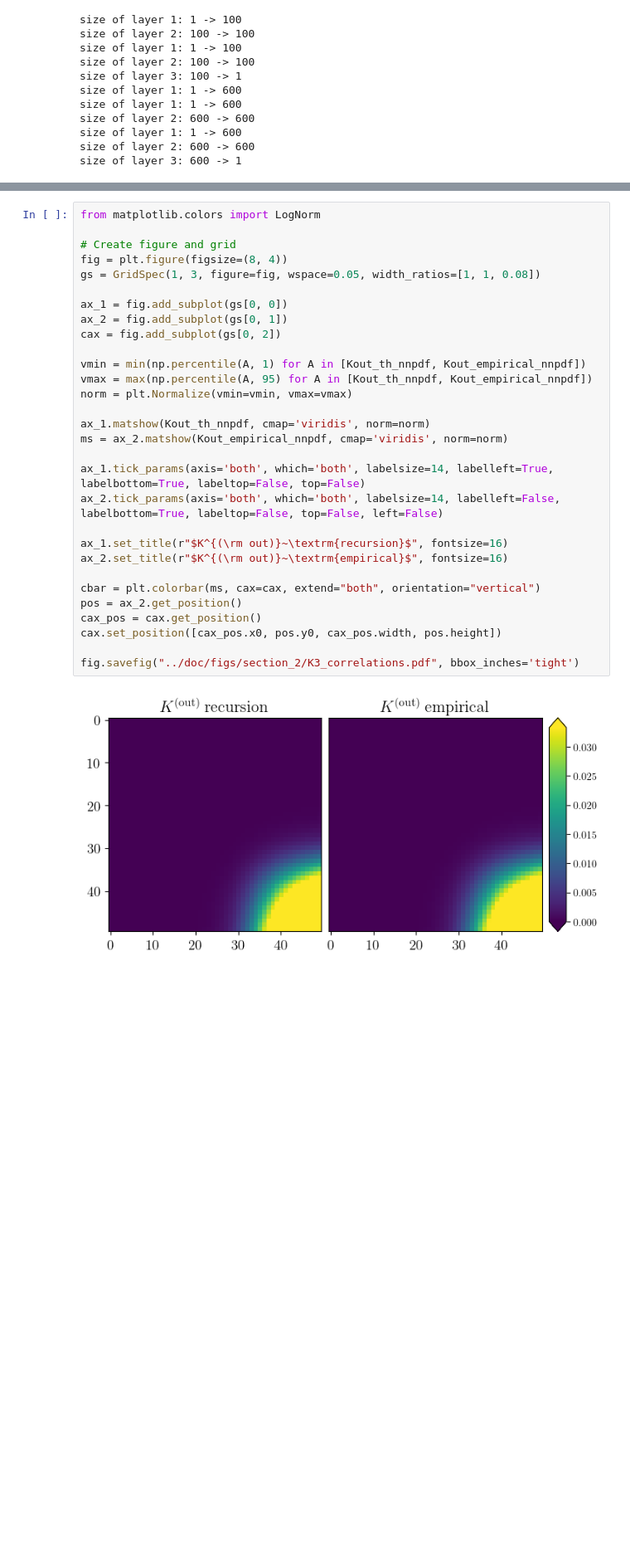
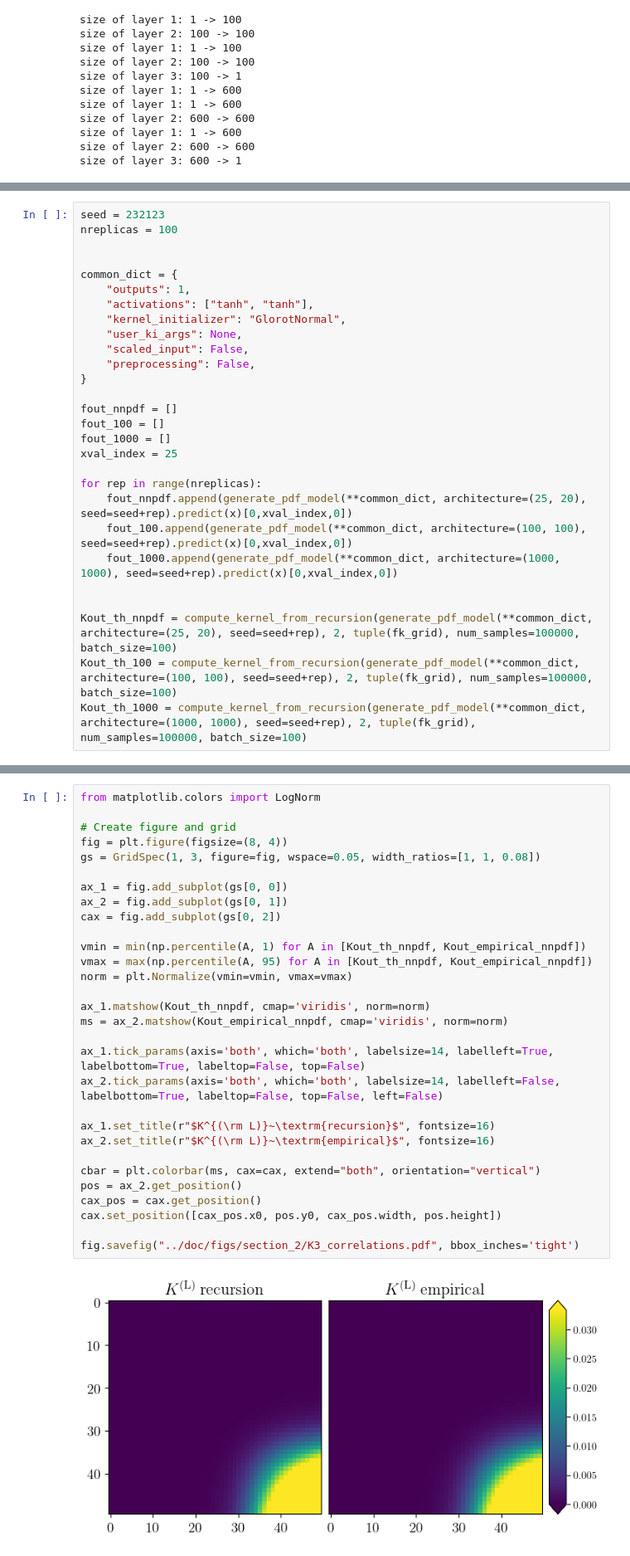
Before and after one commit to achiefa/DeepLearningTheory, a Jupyter notebook: notebooks/kernel_recursion.ipynb, the cells around one changed output, grey strips where cells are left out. Shown at 83% size. Drawn from its saved outputs; the diff is of its cells as text; blank space fills up the shorter version.

```diff
--- a/notebooks/kernel_recursion.ipynb
+++ b/notebooks/kernel_recursion.ipynb
@@ -192,0 +165,28 @@ fig.savefig("../doc/figs/section_2/K1_correlations.pdf", bbox_inches='tight')
+# %%
+seed = 232123
+nreplicas = 100
+
+
+common_dict = {
+    "outputs": 1,
+    "activations": ["tanh", "tanh"],
+    "kernel_initializer": "GlorotNormal",
+    "user_ki_args": None,
+    "scaled_input": False,
+    "preprocessing": False,
+}
+
+fout_nnpdf = []
+fout_100 = []
+fout_1000 = []
+xval_index = 25
+
+for rep in range(nreplicas):
+    fout_nnpdf.append(generate_pdf_model(**common_dict, architecture=(25, 20), seed=seed+rep).predict(x)[0,xval_index,0])
+    fout_100.append(generate_pdf_model(**common_dict, architecture=(100, 100), seed=seed+rep).predict(x)[0,xval_index,0])
+    fout_1000.append(generate_pdf_model(**common_dict, architecture=(1000, 1000), seed=seed+rep).predict(x)[0,xval_index,0])
+
+
+Kout_th_nnpdf = compute_kernel_from_recursion(generate_pdf_model(**common_dict, architecture=(25, 20), seed=seed+rep), 2, tuple(fk_grid), num_samples=100000, batch_size=100)
+Kout_th_100 = compute_kernel_from_recursion(generate_pdf_model(**common_dict, architecture=(100, 100), seed=seed+rep), 2, tuple(fk_grid), num_samples=100000, batch_size=100)
+Kout_th_1000 = compute_kernel_from_recursion(generate_pdf_model(**common_dict, architecture=(1000, 1000), seed=seed+rep), 2, tuple(fk_grid), num_samples=100000, batch_size=100)
@@ -270,32 +346,32 @@ Are close False
 # %%
 from matplotlib.colors import LogNorm
 
 # Create figure and grid
 fig = plt.figure(figsize=(8, 4))
 gs = GridSpec(1, 3, figure=fig, wspace=0.05, width_ratios=[1, 1, 0.08])
 
 ax_1 = fig.add_subplot(gs[0, 0])
 ax_2 = fig.add_subplot(gs[0, 1])
 cax = fig.add_subplot(gs[0, 2])
 
 vmin = min(np.percentile(A, 1) for A in [Kout_th_nnpdf, Kout_empirical_nnpdf])
 vmax = max(np.percentile(A, 95) for A in [Kout_th_nnpdf, Kout_empirical_nnpdf])
 norm = plt.Normalize(vmin=vmin, vmax=vmax)
 
 ax_1.matshow(Kout_th_nnpdf, cmap='viridis', norm=norm)
 ms = ax_2.matshow(Kout_empirical_nnpdf, cmap='viridis', norm=norm)
 
 ax_1.tick_params(axis='both', which='both', labelsize=14, labelleft=True, labelbottom=True, labeltop=False, top=False)
 ax_2.tick_params(axis='both', which='both', labelsize=14, labelleft=False, labelbottom=True, labeltop=False, top=False, left=False)
 
-ax_1.set_title(r"$K^{(\rm out)}~\textrm{recursion}$", fontsize=16)
-ax_2.set_title(r"$K^{(\rm out)}~\textrm{empirical}$", fontsize=16)
+ax_1.set_title(r"$K^{(\rm L)}~\textrm{recursion}$", fontsize=16)
+ax_2.set_title(r"$K^{(\rm L)}~\textrm{empirical}$", fontsize=16)
 
 cbar = plt.colorbar(ms, cax=cax, extend="both", orientation="vertical")
 pos = ax_2.get_position()
 cax_pos = cax.get_position()
 cax.set_position([cax_pos.x0, pos.y0, cax_pos.width, pos.height])
 
 fig.savefig("../doc/figs/section_2/K3_correlations.pdf", bbox_inches='tight')
 # %% [output]
-[figure, old version]
+[figure, new version]
```
Also changed, not shown: parts of 10 cells of this notebook, 3 other files.
